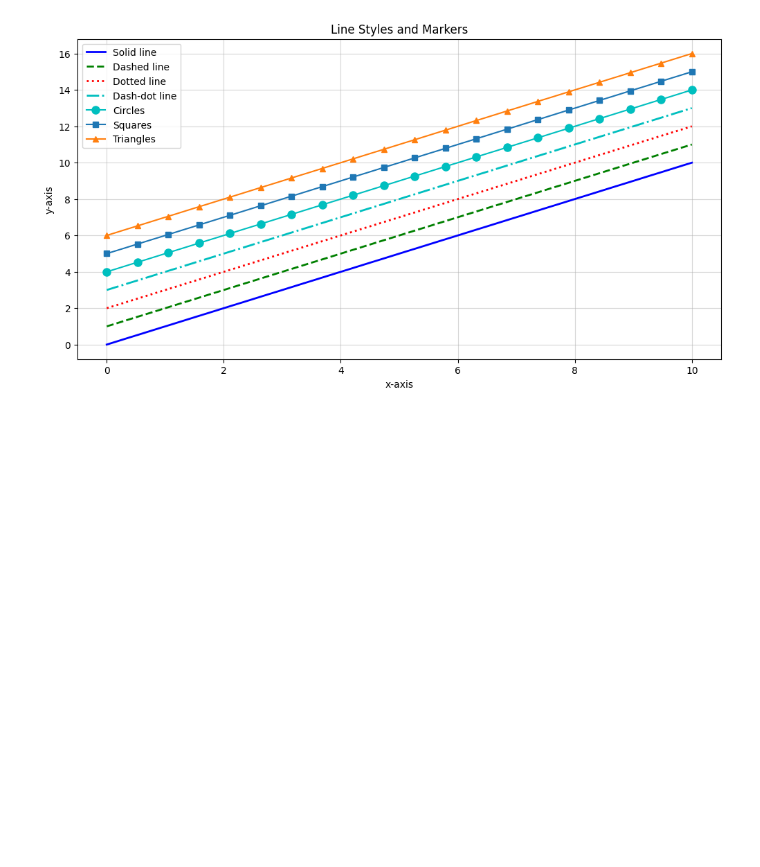
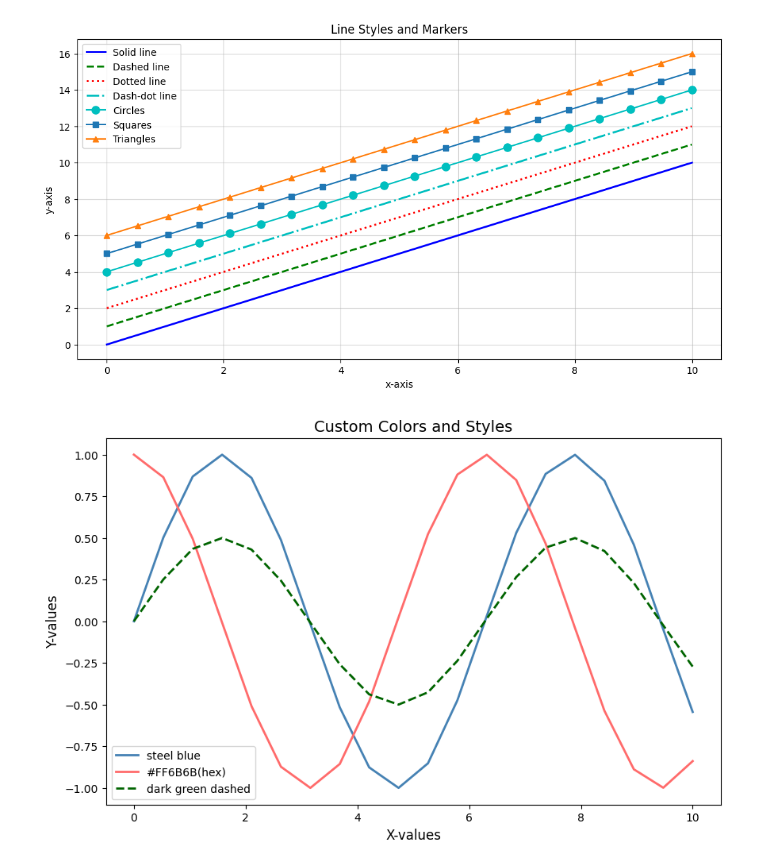
Before and after one commit to Deepanki-sketch/python-basics, a Jupyter notebook: Matplotlib/Matplotlib.ipynb, the cells around one changed output. Drawn from its saved outputs; the diff is of its cells as text; code cells hidden in the pictures; blank space fills up the shorter version.

```diff
--- a/Matplotlib/Matplotlib.ipynb
+++ b/Matplotlib/Matplotlib.ipynb
@@ -70,3 +70,16 @@ plt.show()
 #Lines: -(solid), --(dashed), -.(dash-dot), :(dotted)
 # %% [output]
 [figure]
+# %%
+x = np.linspace(0,10,20)
+plt.figure(figsize=(10,6))
+plt.plot(x, np.sin(x),label ="steel blue",color = 'steelblue', linewidth = 2)
+plt.plot(x, np.cos(x),label ="#FF6B6B(hex)",color = '#FF6B6B', linewidth = 2)
+plt.plot(x,np.sin(x)*0.5, color = "darkgreen",label = "dark green dashed", linewidth = 2, linestyle = '--')
+plt.xlabel("X-values", fontsize =12)
+plt.ylabel("Y-values", fontsize =12)
+plt.title("Custom Colors and Styles", fontsize = 14)
+plt.legend()
+plt.show()
+# %% [output]
+[figure, added]
```
Also changed, not shown: parts of 1 cell of this notebook.
